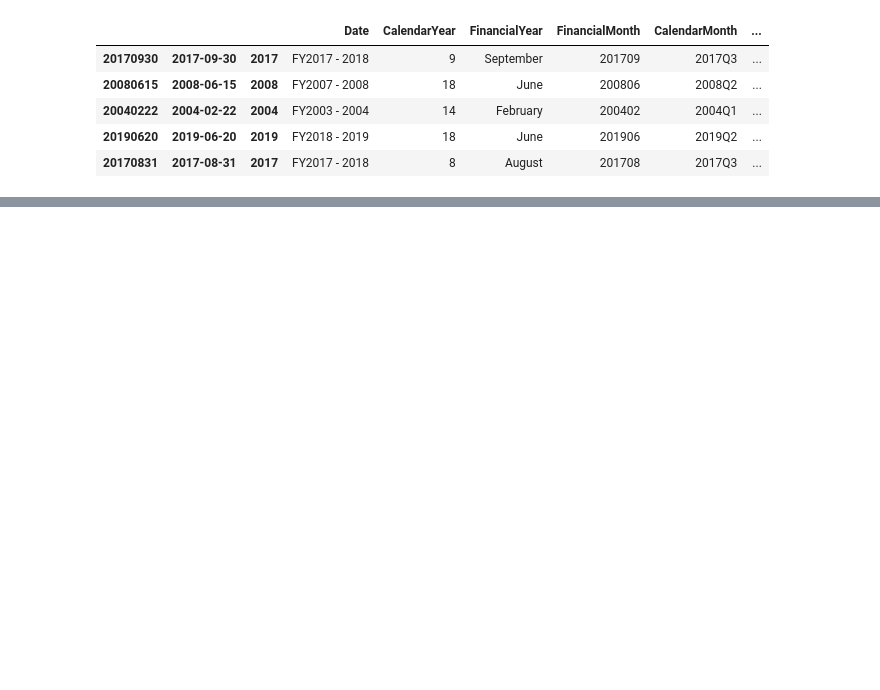
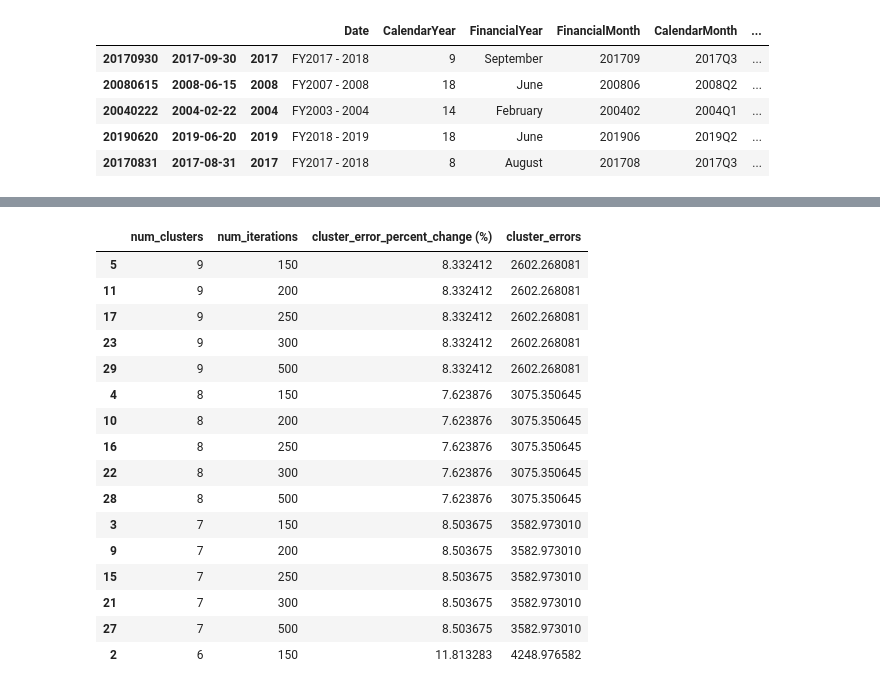
Before and after one commit to tgrrr/melbourne-datathon, a Jupyter notebook: Pandas/banu_load_tram_data.ipynb, the cells around one changed output, grey strips where cells are left out. Saved outputs shown, nothing was run; the diff lists cells and outputs as text; code cells hidden in the pictures; blank space fills up the shorter version.

```diff
--- a/Pandas/banu_load_tram_data.ipynb
+++ b/Pandas/banu_load_tram_data.ipynb
@@ -60,0 +146,57 @@ calendar.head()
+# %%
+# Comparing number of clusters vs sum squared error
+df_tr_std = stats.zscore(model_prep[current_clmns])
+
+# Test range for the number of clusters based on observations of the elbow curve for the default number of iterations of 300
+cluster_range  = range( 4, 10 )
+cluster_errors = []
+cluster_error_percent_change = []
+seed_num = 4
+
+# The number of iterations of K Means that are tested against each k number of clusters. Default number of iterations is 300.
+Iterations_range  = [150, 200, 250, 300, 500]
+cluster_range_total = []
+Iterations_total = []
+cluster_errors = []
+
+#Index value used to keep track of the error rate
+i = 0
+
+for it in Iterations_range:
+    for num_clusters in cluster_range:
+        clusters = cluster.KMeans( num_clusters, max_iter= it, random_state= seed_num)
+        clusters.fit( df_tr_std )
+        cluster_errors.append( clusters.inertia_ )
+        Iterations_total.append(it)
+        cluster_range_total.append(num_clusters)
+        if (i>1):
+            cluster_error_percent_change.append((cluster_errors[i-1]-cluster_errors[i])/(cluster_errors[i]+cluster_errors[i-1])*100)
+        else:
+            cluster_error_percent_change.append(0)
+        i = i + 1
+# %%
+#Print Error table
+clusters_df = pd.DataFrame( { "num_clusters":cluster_range_total, "num_iterations":Iterations_total, "cluster_error_percent_change (%)": cluster_error_percent_change, "cluster_errors": cluster_errors  } )
+
+# Sort clusters_df by cluster_errors then by cluster_error_percent_change
+clusters_df_sorted = clusters_df.sort_values(['cluster_errors','cluster_error_percent_change (%)'],ascending=True)
+clusters_df_sorted = clusters_df_sorted.reindex(["num_clusters", "num_iterations", "cluster_error_percent_change (%)", "cluster_errors"], axis=1)
+clusters_df_sorted[0:16]
+# %% [output]
+|  | num_clusters | num_iterations | cluster_error_percent_change (%) | cluster_errors |
+| 5 | 9 | 150 | 8.332412 | 2602.268081 |
+| 11 | 9 | 200 | 8.332412 | 2602.268081 |
+| 17 | 9 | 250 | 8.332412 | 2602.268081 |
+| 23 | 9 | 300 | 8.332412 | 2602.268081 |
+| 29 | 9 | 500 | 8.332412 | 2602.268081 |
+| 4 | 8 | 150 | 7.623876 | 3075.350645 |
+| 10 | 8 | 200 | 7.623876 | 3075.350645 |
+| 16 | 8 | 250 | 7.623876 | 3075.350645 |
+| 22 | 8 | 300 | 7.623876 | 3075.350645 |
+| 28 | 8 | 500 | 7.623876 | 3075.350645 |
+| 3 | 7 | 150 | 8.503675 | 3582.973010 |
+| 9 | 7 | 200 | 8.503675 | 3582.973010 |
+| 15 | 7 | 250 | 8.503675 | 3582.973010 |
+| 21 | 7 | 300 | 8.503675 | 3582.973010 |
+| 27 | 7 | 500 | 8.503675 | 3582.973010 |
+| 2 | 6 | 150 | 11.813283 | 4248.976582 |
```
Also changed, not shown: parts of 8 cells of this notebook, 6 other files.
